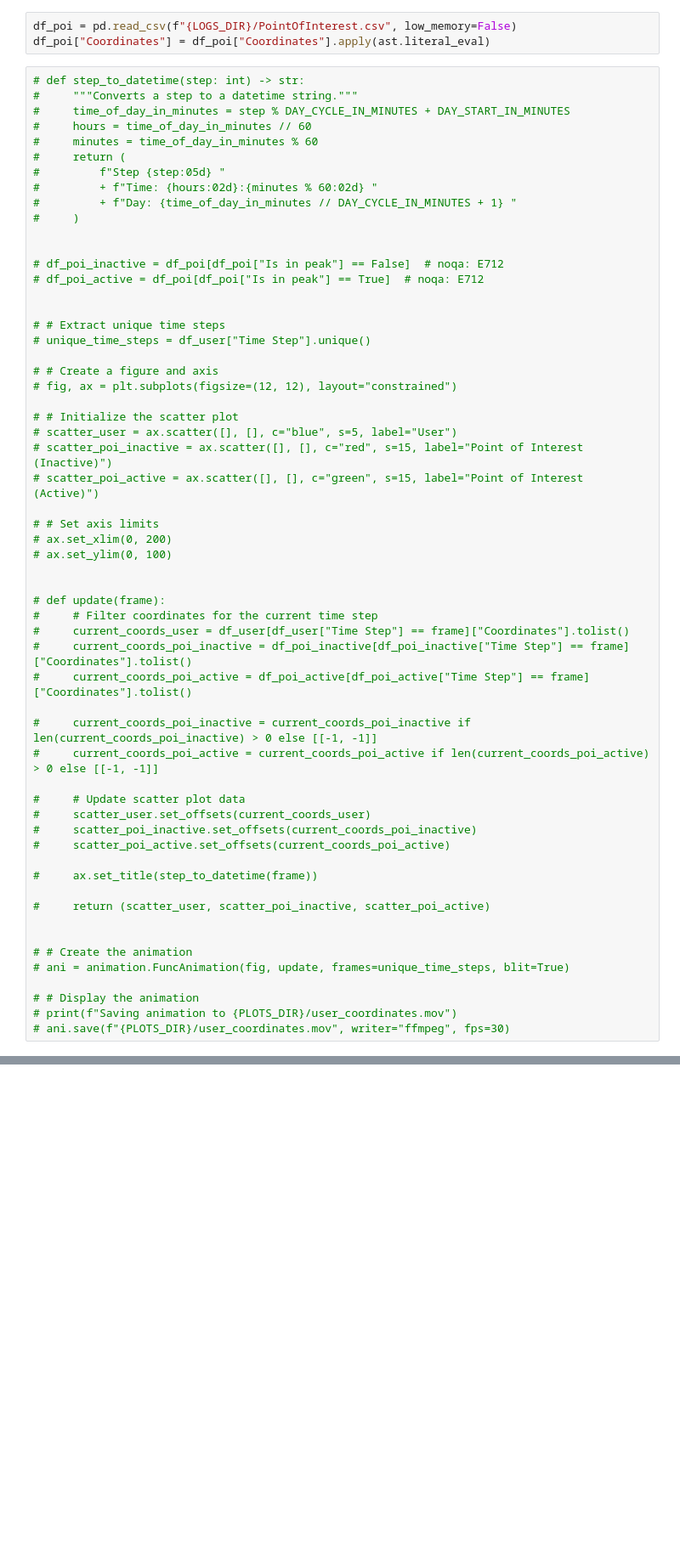
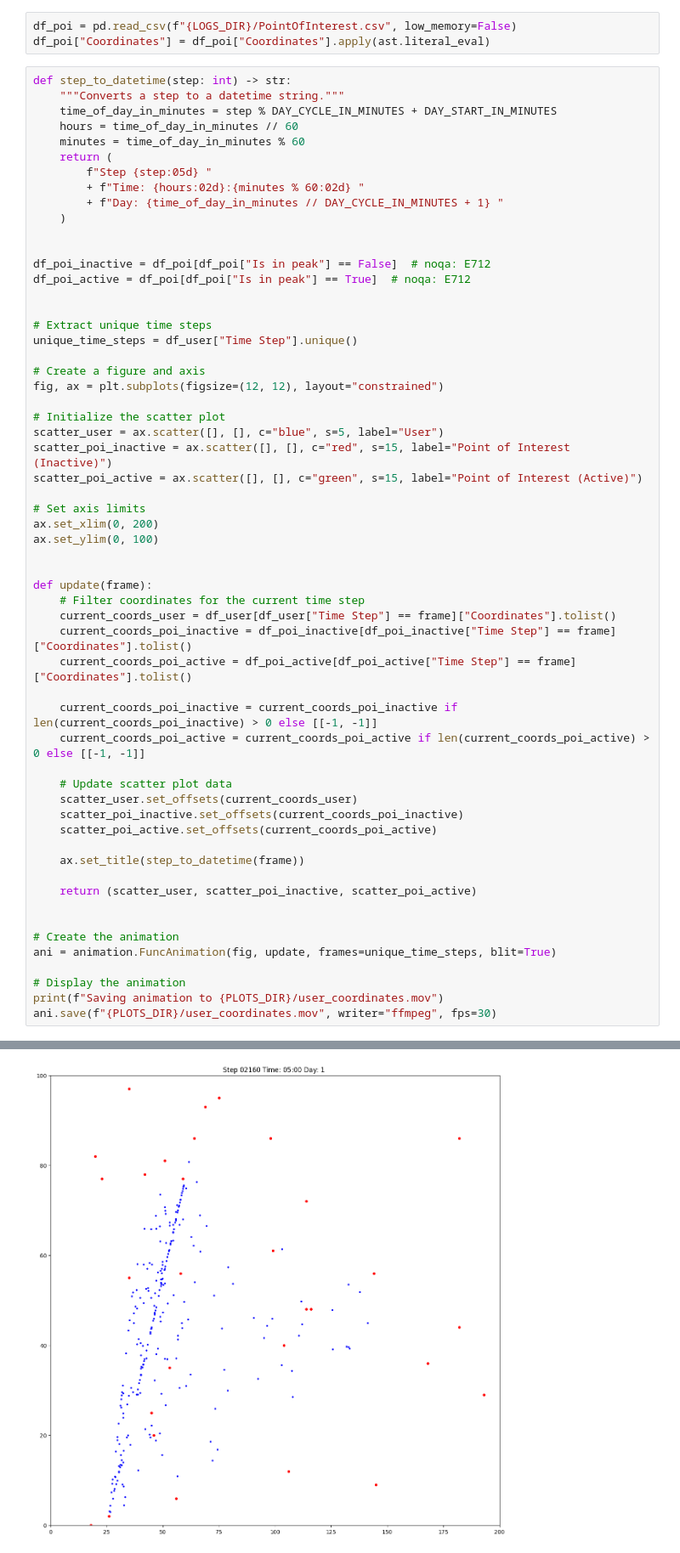
Before and after one commit to paulora2405/espy-user-mobility, a Jupyter notebook: espy_user_mobility/espy-notebooks/results_plots.ipynb, the cells around one changed output, grey strips where cells are left out. Shown at 85% size. Drawn from its saved outputs; the diff is of its cells as text; blank space fills up the shorter version.

```diff
--- a/espy_user_mobility/espy-notebooks/results_plots.ipynb
+++ b/espy_user_mobility/espy-notebooks/results_plots.ipynb
@@ -239,60 +242,61 @@ plt.savefig(f"{PLOTS_DIR}/number_of_users_interested_in_each_poi.png")
 df_poi = pd.read_csv(f"{LOGS_DIR}/PointOfInterest.csv", low_memory=False)
 df_poi["Coordinates"] = df_poi["Coordinates"].apply(ast.literal_eval)
 # %%
-# def step_to_datetime(step: int) -> str:
-#     """Converts a step to a datetime string."""
-#     time_of_day_in_minutes = step % DAY_CYCLE_IN_MINUTES + DAY_START_IN_MINUTES
-#     hours = time_of_day_in_minutes // 60
-#     minutes = time_of_day_in_minutes % 60
-#     return (
-#         f"Step {step:05d} "
-#         + f"Time: {hours:02d}:{minutes % 60:02d} "
-#         + f"Day: {time_of_day_in_minutes // DAY_CYCLE_IN_MINUTES + 1} "
-#     )
+def step_to_datetime(step: int) -> str:
+    """Converts a step to a datetime string."""
+    time_of_day_in_minutes = step % DAY_CYCLE_IN_MINUTES + DAY_START_IN_MINUTES
+    hours = time_of_day_in_minutes // 60
+    minutes = time_of_day_in_minutes % 60
+    return (
+        f"Step {step:05d} "
+        + f"Time: {hours:02d}:{minutes % 60:02d} "
+        + f"Day: {time_of_day_in_minutes // DAY_CYCLE_IN_MINUTES + 1} "
+    )
 
 
-# df_poi_inactive = df_poi[df_poi["Is in peak"] == False]  # noqa: E712
-# df_poi_active = df_poi[df_poi["Is in peak"] == True]  # noqa: E712
+df_poi_inactive = df_poi[df_poi["Is in peak"] == False]  # noqa: E712
+df_poi_active = df_poi[df_poi["Is in peak"] == True]  # noqa: E712
 
 
-# # Extract unique time steps
-# unique_time_steps = df_user["Time Step"].unique()
+# Extract unique time steps
+unique_time_steps = df_user["Time Step"].unique()
 
-# # Create a figure and axis
-# fig, ax = plt.subplots(figsize=(12, 12), layout="constrained")
+# Create a figure and axis
+fig, ax = plt.subplots(figsize=(12, 12), layout="constrained")
 
-# # Initialize the scatter plot
-# scatter_user = ax.scatter([], [], c="blue", s=5, label="User")
-# scatter_poi_inactive = ax.scatter([], [], c="red", s=15, label="Point of Interest (Inactive)")
-# scatter_poi_active = ax.scatter([], [], c="green", s=15, label="Point of Interest (Active)")
+# Initialize the scatter plot
+scatter_user = ax.scatter([], [], c="blue", s=5, label="User")
+scatter_poi_inactive = ax.scatter([], [], c="red", s=15, label="Point of Interest (Inactive)")
+scatter_poi_active = ax.scatter([], [], c="green", s=15, label="Point of Interest (Active)")
 
-# # Set axis limits
-# ax.set_xlim(0, 200)
-# ax.set_ylim(0, 100)
+# Set axis limits
+ax.set_xlim(0, 200)
+ax.set_ylim(0, 100)
 
 
-# def update(frame):
-#     # Filter coordinates for the current time step
-#     current_coords_user = df_user[df_user["Time Step"] == frame]["Coordinates"].tolist()
-#     current_coords_poi_inactive = df_poi_inactive[df_poi_inactive["Time Step"] == frame]["Coordinates"].tolist()
-#     current_coords_poi_active = df_poi_active[df_poi_active["Time Step"] == frame]["Coordinates"].tolist()
+def update(frame):
+    # Filter coordinates for the current time step
+    current_coords_user = df_user[df_user["Time Step"] == frame]["Coordinates"].tolist()
+    current_coords_poi_inactive = df_poi_inactive[df_poi_inactive["Time Step"] == frame]["Coordinates"].tolist()
+    current_coords_poi_active = df_poi_active[df_poi_active["Time Step"] == frame]["Coordinates"].tolist()
 
-#     current_coords_poi_inactive = current_coords_poi_inactive if len(current_coords_poi_inactive) > 0 else [[-1, -1]]
-#     current_coords_poi_active = current_coords_poi_active if len(current_coords_poi_active) > 0 else [[-1, -1]]
+    current_coords_poi_inactive = current_coords_poi_inactive if len(current_coords_poi_inactive) > 0 else [[-1, -1]]
+    current_coords_poi_active = current_coords_poi_active if len(current_coords_poi_active) > 0 else [[-1, -1]]
 
-#     # Update scatter plot data
-#     scatter_user.set_offsets(current_coords_user)
-#     scatter_poi_inactive.set_offsets(current_coords_poi_inactive)
-#     scatter_poi_active.set_offsets(current_coords_poi_active)
+    # Update scatter plot data
+    scatter_user.set_offsets(current_coords_user)
+    scatter_poi_inactive.set_offsets(current_coords_poi_inactive)
+    scatter_poi_active.set_offsets(current_coords_poi_active)
 
-#     ax.set_title(step_to_datetime(frame))
+    ax.set_title(step_to_datetime(frame))
 
-#     return (scatter_user, scatter_poi_inactive, scatter_poi_active)
+    return (scatter_user, scatter_poi_inactive, scatter_poi_active)
 
 
-# # Create the animation
-# ani = animation.FuncAnimation(fig, update, frames=unique_time_steps, blit=True)
+# Create the animation
+ani = animation.FuncAnimation(fig, update, frames=unique_time_steps, blit=True)
 
-# # Display the animation
-# print(f"Saving animation to {PLOTS_DIR}/user_coordinates.mov")
-# ani.save(f"{PLOTS_DIR}/user_coordinates.mov", writer="ffmpeg", fps=30)
+# Display the animation
+print(f"Saving animation to {PLOTS_DIR}/user_coordinates.mov")
+ani.save(f"{PLOTS_DIR}/user_coordinates.mov", writer="ffmpeg", fps=30)
+# %% [output]
@@ -298,0 +304 @@ df_poi["Coordinates"] = df_poi["Coordinates"].apply(ast.literal_eval)
+[figure, added]
```
Also changed, not shown: parts of 2 cells of this notebook, 1 other file.
